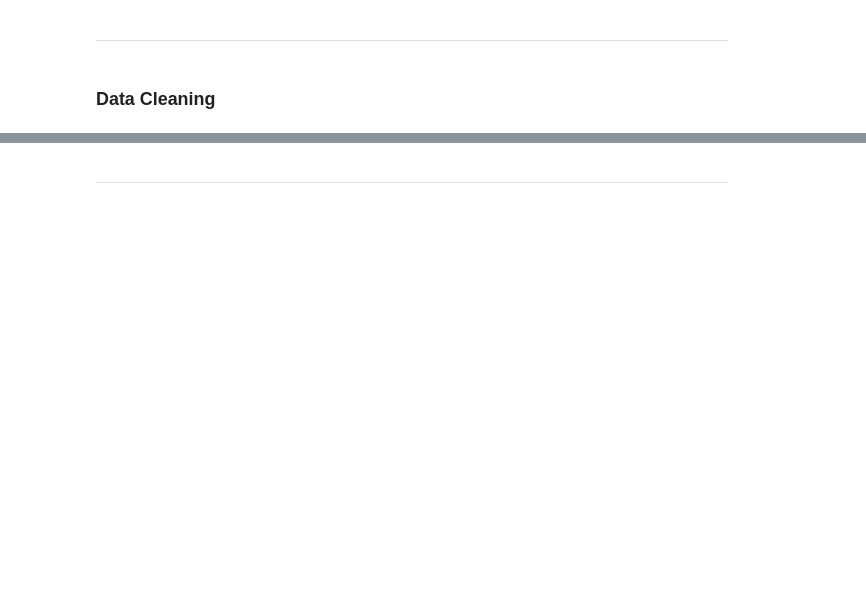
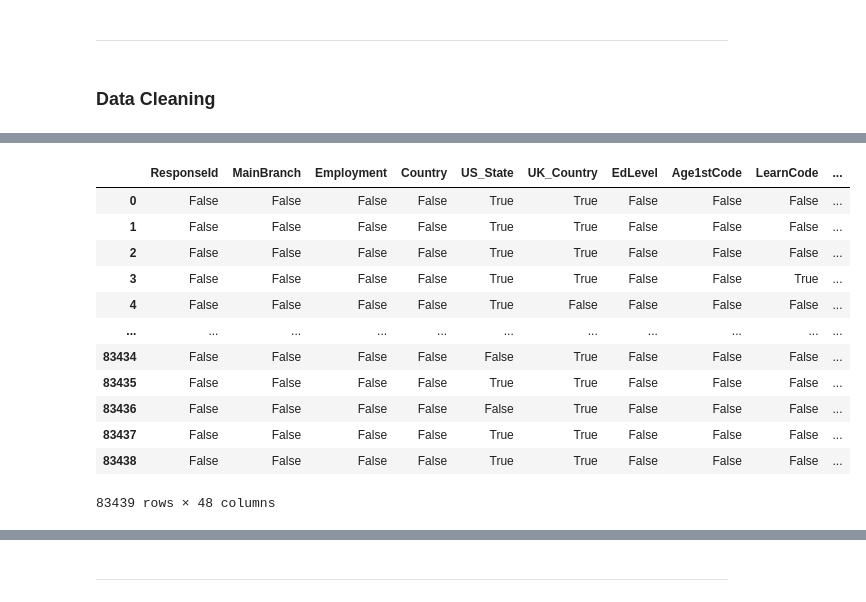
Before and after one commit to mkr9395/PandasNumpy_Notes, a Jupyter notebook: Pandas.ipynb, the cells around one changed output, grey strips where cells are left out. Saved outputs shown, nothing was run; the diff lists cells and outputs as text; code cells hidden in the pictures; blank space fills up the shorter version.

```diff
--- a/Pandas.ipynb
+++ b/Pandas.ipynb
@@ -3482,3 +3491,6 @@ dtype: object
 ***
 # %% [markdown]
 ### Data Cleaning
+# %%
+stack_over1 = pd.read_csv(r'C:\Users\mohit.kumar\Downloads\stack-overflow-developer-survey-2021\survey_results_public.csv')
+stack_over1.head()
@@ -3484,0 +3515,17 @@ dtype: object
+# %%
+# Checking for na values in the Dataframe.
+stack_over1.isna()
+# %% [output]
+|  | ResponseId | MainBranch | Employment | Country | US_State | UK_Country | EdLevel | Age1stCode | LearnCode | ... |
+| 0 | False | False | False | False | True | True | False | False | False | ... |
+| 1 | False | False | False | False | True | True | False | False | False | ... |
+| 2 | False | False | False | False | True | True | False | False | False | ... |
+| 3 | False | False | False | False | True | True | False | False | True | ... |
+| 4 | False | False | False | False | True | False | False | False | False | ... |
+| ... | ... | ... | ... | ... | ... | ... | ... | ... | ... | ... |
+| 83434 | False | False | False | False | False | True | False | False | False | ... |
+| 83435 | False | False | False | False | True | True | False | False | False | ... |
+| 83436 | False | False | False | False | False | True | False | False | False | ... |
+| 83437 | False | False | False | False | True | True | False | False | False | ... |
+| 83438 | False | False | False | False | True | True | False | False | False | ... |
+83439 rows × 48 columns
```
Also changed, not shown: parts of 46 cells of this notebook.
